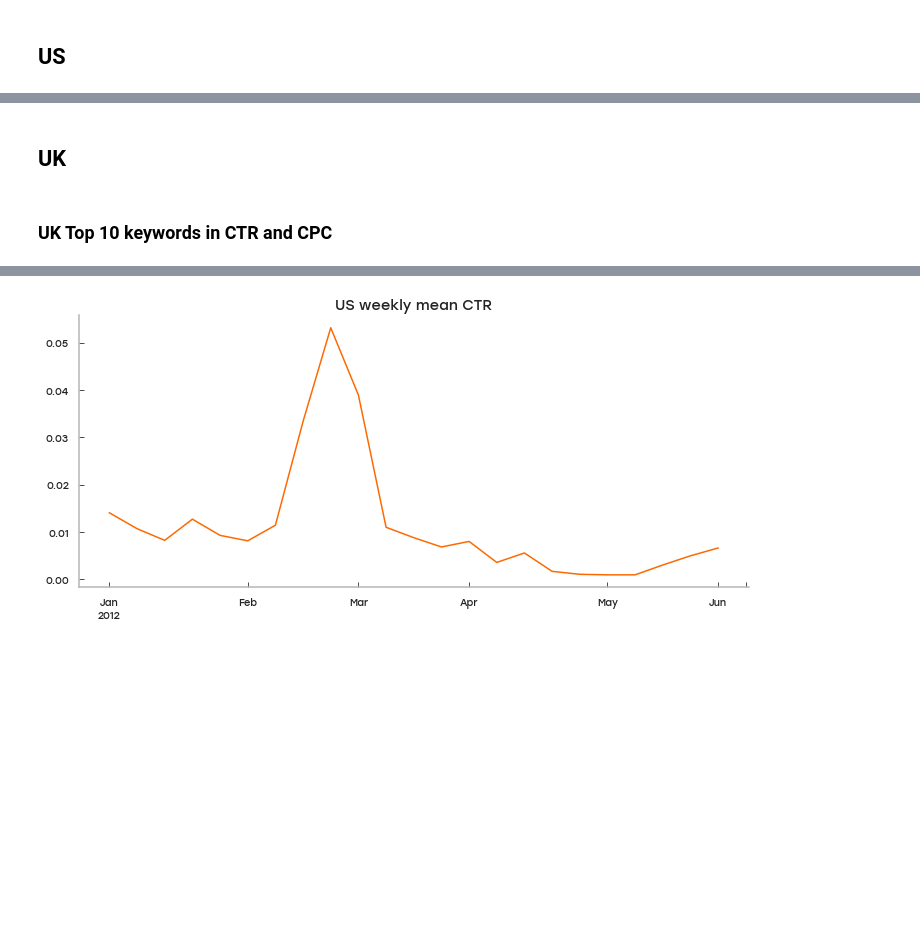
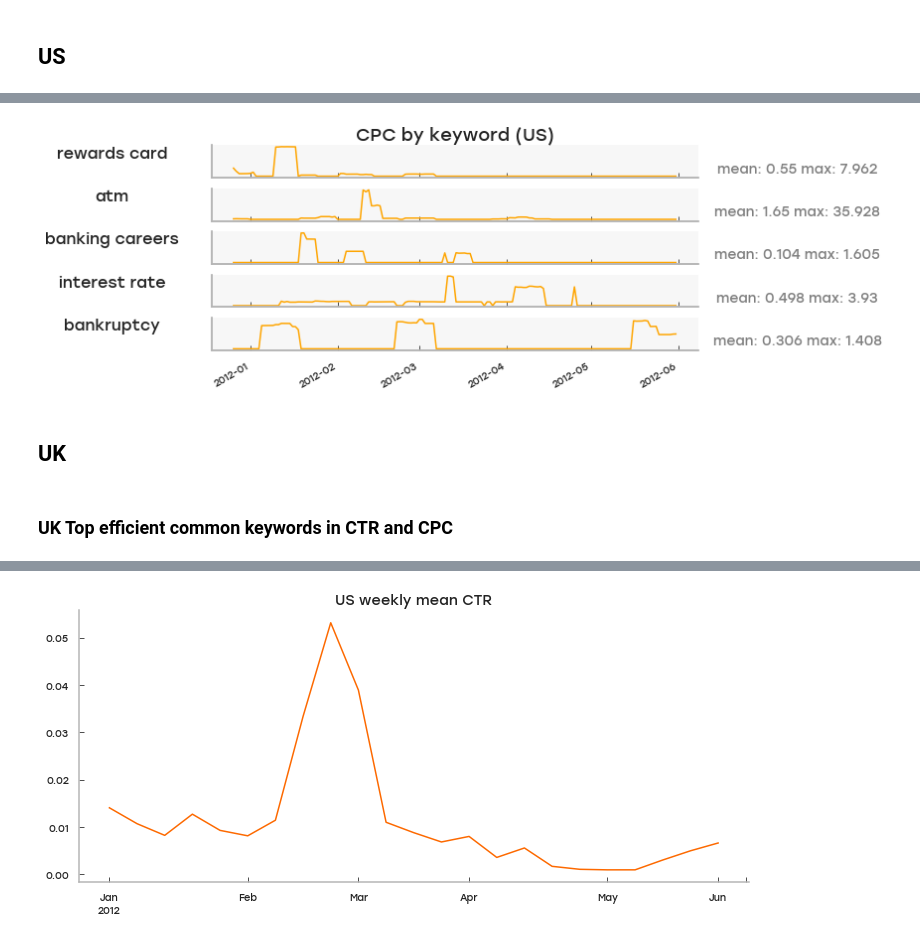
Before and after one commit to caheredia/ad_data_challenge, a Jupyter notebook: 0.1_ch_data_exploration.ipynb, the cells around one changed output, grey strips where cells are left out. Drawn from its saved outputs; the diff is of its cells as text; code cells hidden in the pictures; blank space fills up the shorter version.

```diff
--- a/0.1_ch_data_exploration.ipynb
+++ b/0.1_ch_data_exploration.ipynb
@@ -245,4 +280,11 @@ common_keywords(data, 'US', first_index=11, last_index=19)
+# %%
+# plot US CPC by keyword
+df_us_cpc = df_us.pivot_table(columns='keyword', values='CPC', index=df_us.index, fill_value=0)[top_us_keywords]
+title = 'CPC by keyword (US)'
+spark_plot(df_us_cpc, title)
+# %% [output]
+[figure, added]
 # %% [markdown]
 ## UK
 # %% [markdown]
-### UK Top 10 keywords in CTR and CPC
+### UK Top efficient common keywords in CTR and CPC
```
Also changed, not shown: parts of 39 cells of this notebook, 13 other files.
